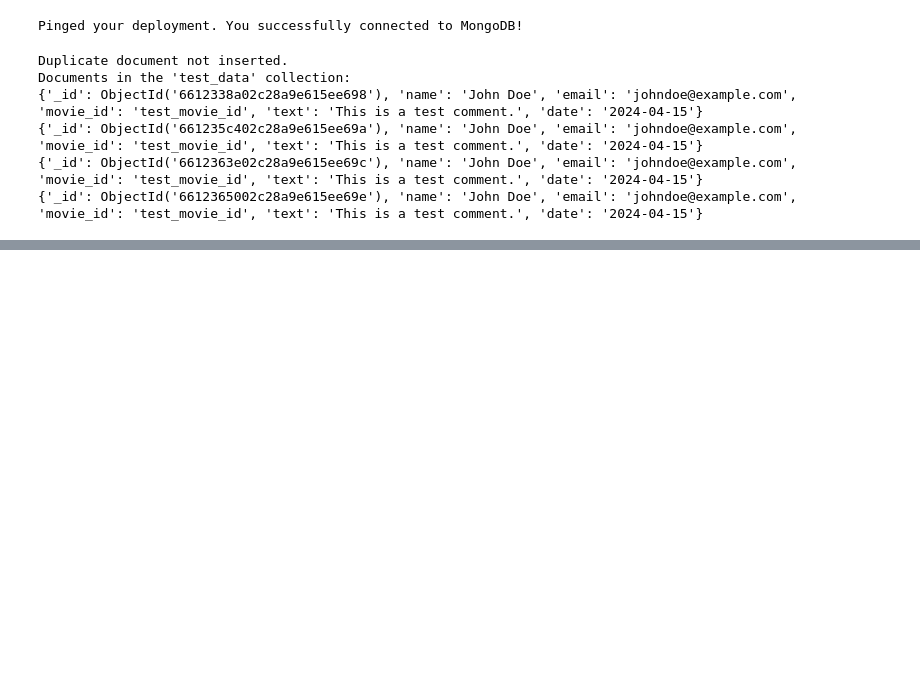
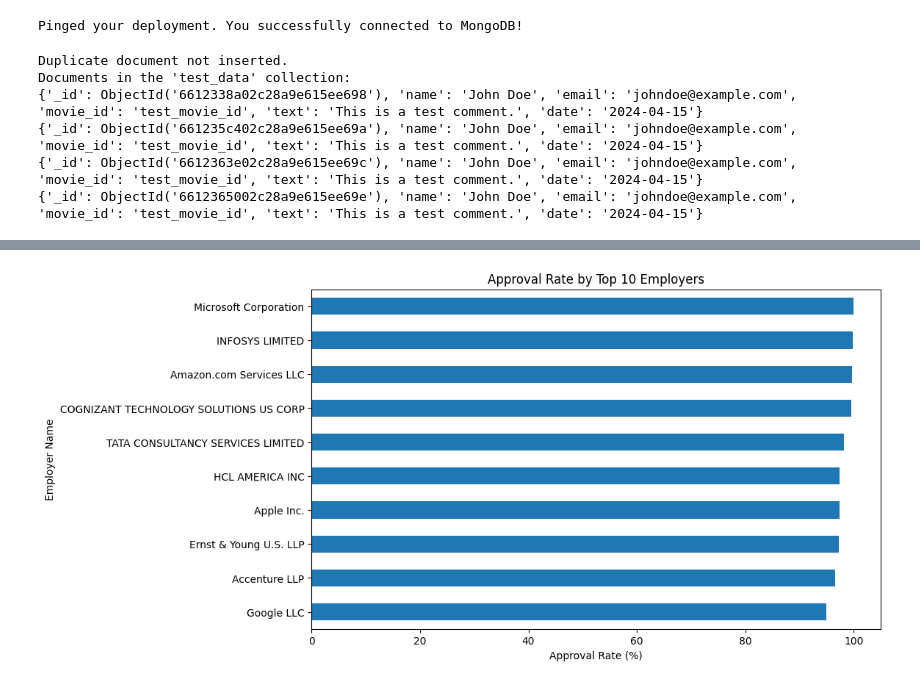
Before and after one commit to KartikThakkar1/Non-Immigrant-Visa-Analysis, a Jupyter notebook: h1b_curtis.ipynb, the cells around one changed output, grey strips where cells are left out. Saved outputs shown, nothing was run; the diff lists cells and outputs as text; code cells hidden in the pictures; blank space fills up the shorter version.

```diff
--- a/h1b_curtis.ipynb
+++ b/h1b_curtis.ipynb
@@ -87,0 +90,19 @@ Documents in the 'test_data' collection:
+# %%
+import pandas as pd
+
+df = pd.read_csv('H1B_Data_FY2023_Q4.csv')
+df = df.applymap(lambda x: x.lower() if isinstance(x, str) else x)
+
+# Define a function to categorize the case status
+def categorize_status(status):
+    if status in ['certified']:
+        return 'Approved'
+    else:
+        return 'Not Approved'
+
+# Apply the function to the CASE_STATUS column
+df['Approval_Status'] = df['CASE_STATUS'].apply(categorize_status)
+
+# Calculate the approval rate
+approval_rate = df['Approval_Status'].value_counts(normalize=True)['Approved'] * 100
+print(f'Approval Rate: {approval_rate:.2f}%')
@@ -87,0 +111,3 @@ Documents in the 'test_data' collection:
+# %%
+approval_rate_by_employer = df.groupby('EMPLOYER_NAME')['Approval_Status'].value_counts(normalize=True).unstack().fillna(0)['Approved'] * 100
+print(approval_rate_by_employer)
@@ -87,0 +128,14 @@ Documents in the 'test_data' collection:
+# %%
+import matplotlib.pyplot as plt
+
+top_employers = df['EMPLOYER_NAME'].value_counts().head(10).index
+top_employers_approval_rate = approval_rate_by_employer[top_employers].sort_values()
+
+plt.figure(figsize=(10, 6))
+top_employers_approval_rate.plot(kind='barh')
+plt.xlabel('Approval Rate (%)')
+plt.ylabel('Employer Name')
+plt.title('Approval Rate by Top 10 Employers')
+plt.show()
+# %% [output]
+[figure, added]
```
Also changed, not shown: parts of 7 cells of this notebook, 1 other file.
